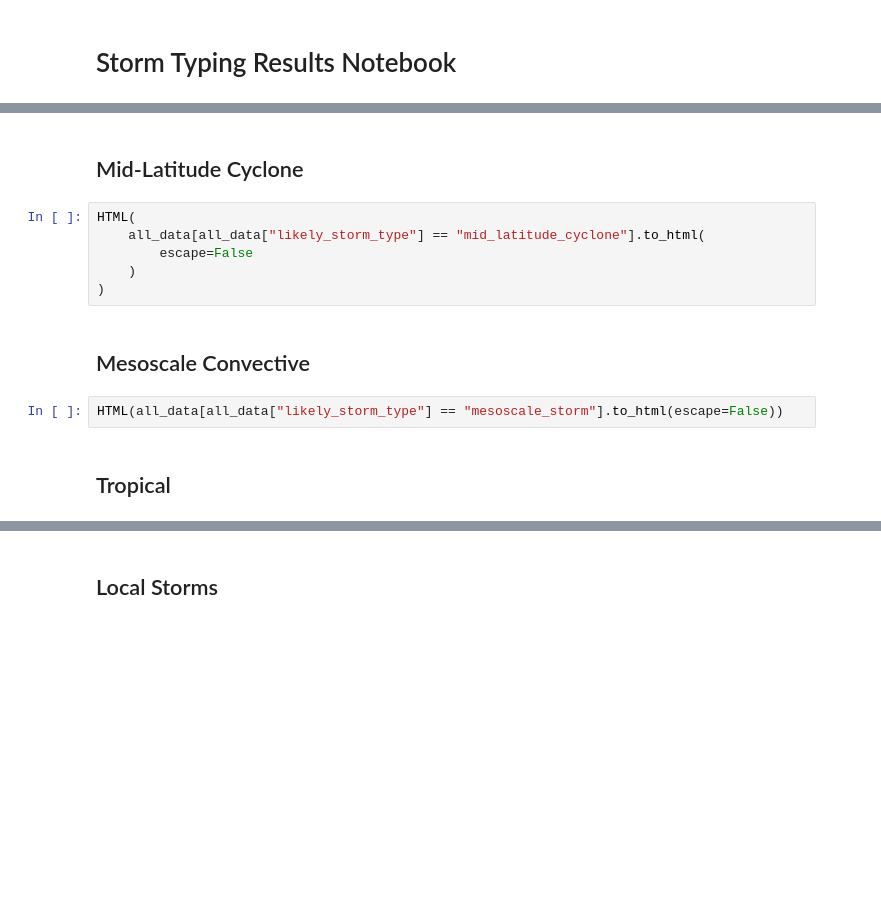
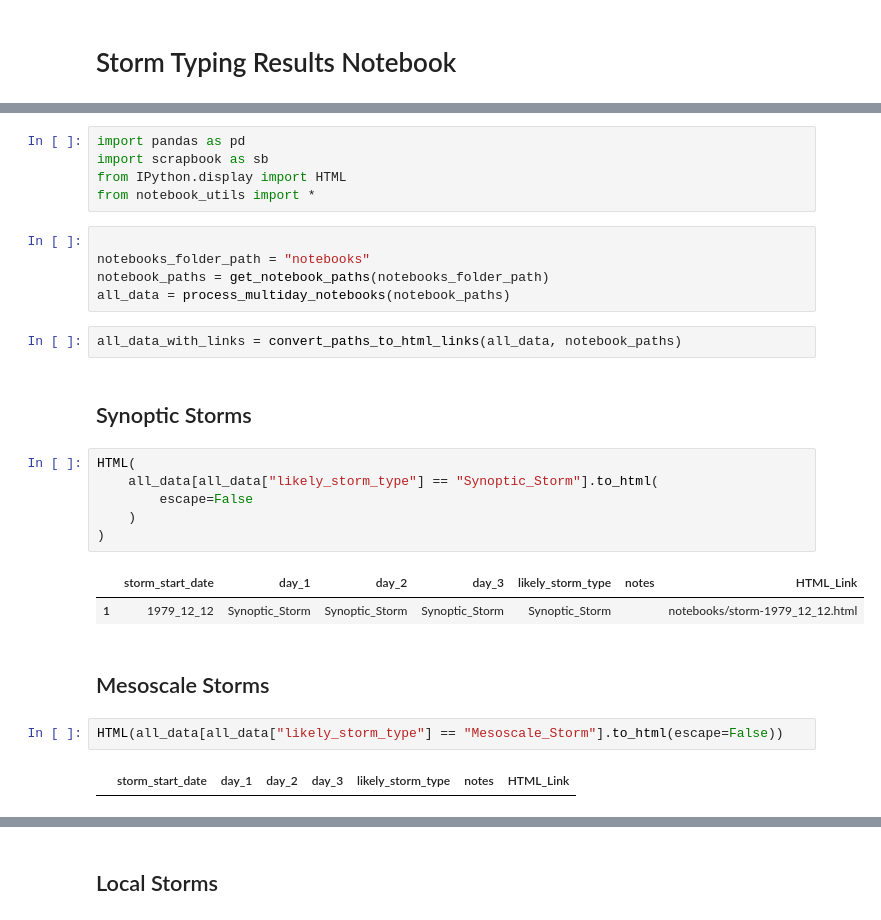
Before and after one commit to Dewberry/stormcloud, a Jupyter notebook: stormcloud/stormtyper/results_stats.ipynb, the cells around one changed output, grey strips where cells are left out. Drawn from its saved outputs; the diff is of its cells as text; blank space fills up the shorter version.

```diff
--- a/stormcloud/stormtyper/results_stats.ipynb
+++ b/stormcloud/stormtyper/results_stats.ipynb
@@ -15,14 +3,29 @@ all_data_with_links = convert_paths_to_html_links(all_data, notebook_paths)
-# %% [markdown]
-## Mid-Latitude Cyclone
+# %%
+import pandas as pd
+import scrapbook as sb
+from IPython.display import HTML
+from notebook_utils import *
+# %%
+
+notebooks_folder_path = "notebooks"
+notebook_paths = get_notebook_paths(notebooks_folder_path)
+all_data = process_multiday_notebooks(notebook_paths)
+# %%
+all_data_with_links = convert_paths_to_html_links(all_data, notebook_paths)
+# %% [markdown]
+## Synoptic Storms
 # %%
 HTML(
-    all_data[all_data["likely_storm_type"] == "mid_latitude_cyclone"].to_html(
+    all_data[all_data["likely_storm_type"] == "Synoptic_Storm"].to_html(
         escape=False
     )
 )
+# %% [output]
+|  | storm_start_date | day_1 | day_2 | day_3 | likely_storm_type | notes | HTML_Link |
+| 1 | 1979_12_12 | Synoptic_Storm | Synoptic_Storm | Synoptic_Storm | Synoptic_Storm |  | notebooks/storm-1979_12_12.html |
 # %% [markdown]
-## Mesoscale Convective
+## Mesoscale Storms
 # %%
-HTML(all_data[all_data["likely_storm_type"] == "mesoscale_storm"].to_html(escape=False))
+HTML(all_data[all_data["likely_storm_type"] == "Mesoscale_Storm"].to_html(escape=False))
+# %% [output]
+|  | storm_start_date | day_1 | day_2 | day_3 | likely_storm_type | notes | HTML_Link |
-# %% [markdown]
-## Tropical
```
Also changed, not shown: parts of 5 cells of this notebook, 1 other file.
